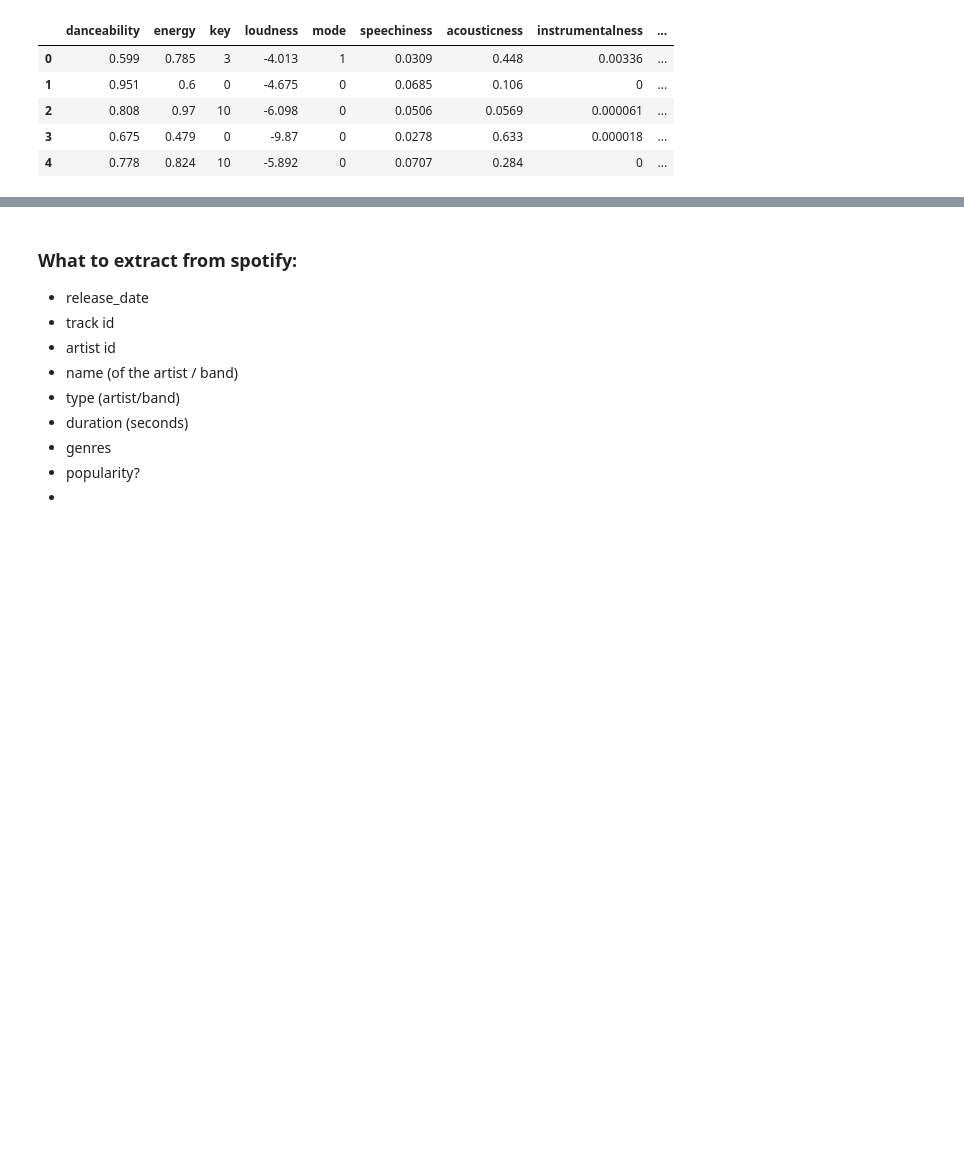
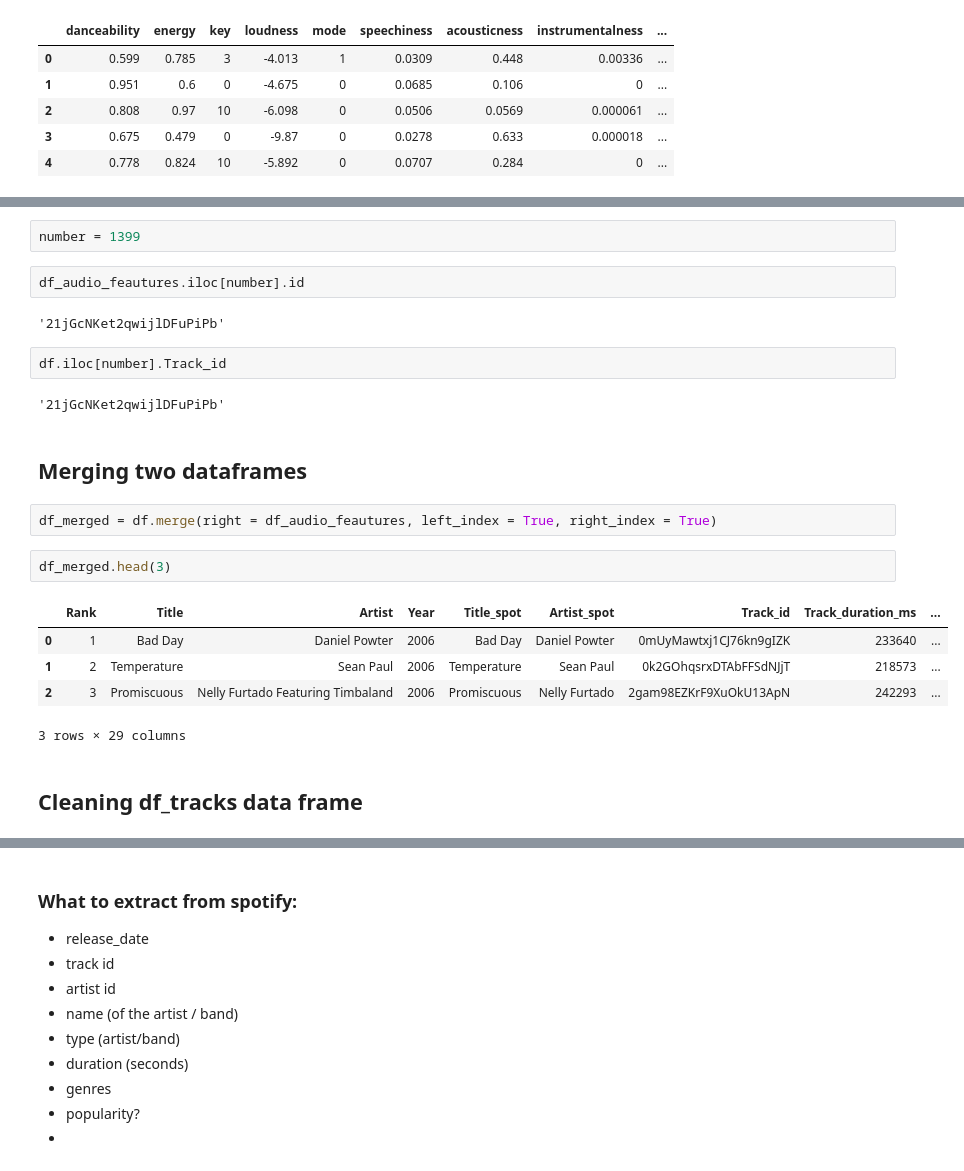
Before and after one commit to marukas-py/Top-songs-2006-2020, a Jupyter notebook: Songs_trends_2006_2020.ipynb, the cells around one changed output, grey strips where cells are left out. Cells and saved outputs as stored; diff of their text form; blank space fills up the shorter version.

```diff
--- a/Songs_trends_2006_2020.ipynb
+++ b/Songs_trends_2006_2020.ipynb
@@ -274,0 +277,24 @@ df.head()
+# %%
+number = 1399
+# %%
+df_audio_feautures.iloc[number].id
+# %% [output]
+'21jGcNKet2qwijlDFuPiPb'
+# %%
+df.iloc[number].Track_id
+# %% [output]
+'21jGcNKet2qwijlDFuPiPb'
+# %% [markdown]
+## Merging two dataframes
+# %%
+df_merged = df.merge(right = df_audio_feautures, left_index = True, right_index = True)
+# %%
+df_merged.head(3)
+# %% [output]
+|  | Rank | Title | Artist | Year | Title_spot | Artist_spot | Track_id | Track_duration_ms | ... |
+| 0 | 1 | Bad Day | Daniel Powter | 2006 | Bad Day | Daniel Powter | 0mUyMawtxj1CJ76kn9gIZK | 233640 | ... |
+| 1 | 2 | Temperature | Sean Paul | 2006 | Temperature | Sean Paul | 0k2GOhqsrxDTAbFFSdNJjT | 218573 | ... |
+| 2 | 3 | Promiscuous | Nelly Furtado Featuring Timbaland | 2006 | Promiscuous | Nelly Furtado | 2gam98EZKrF9XuOkU13ApN | 242293 | ... |
+3 rows × 29 columns
+# %% [markdown]
+## Cleaning df_tracks data frame
```
Also changed, not shown: parts of 5 cells of this notebook.
